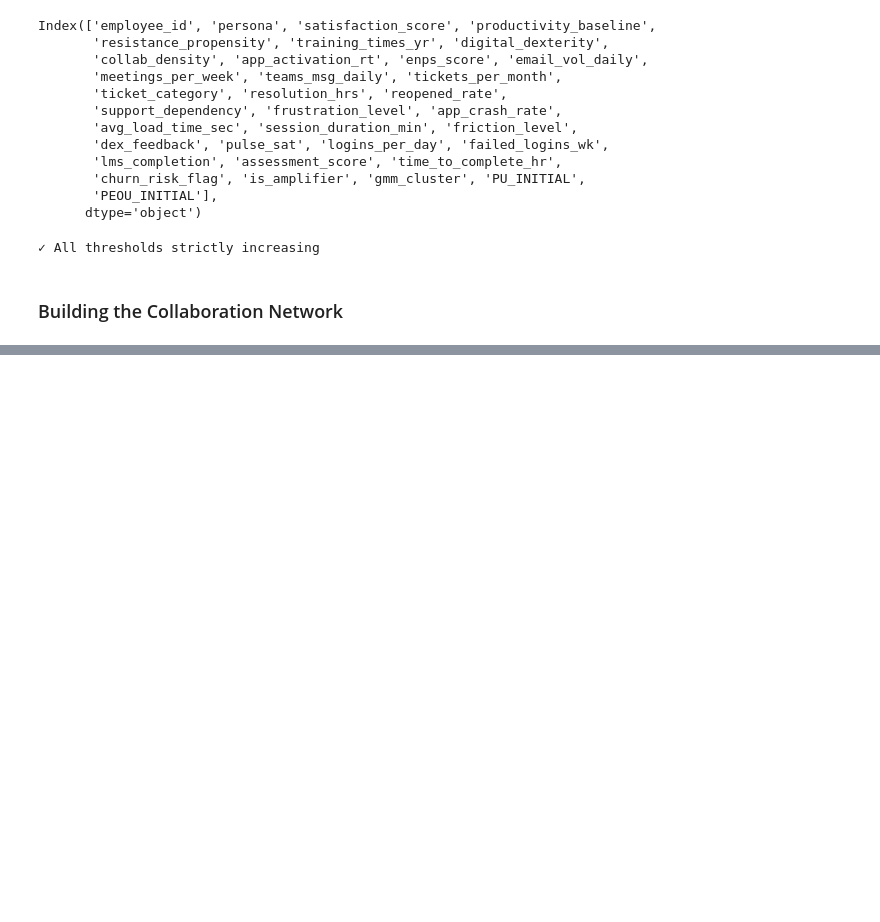
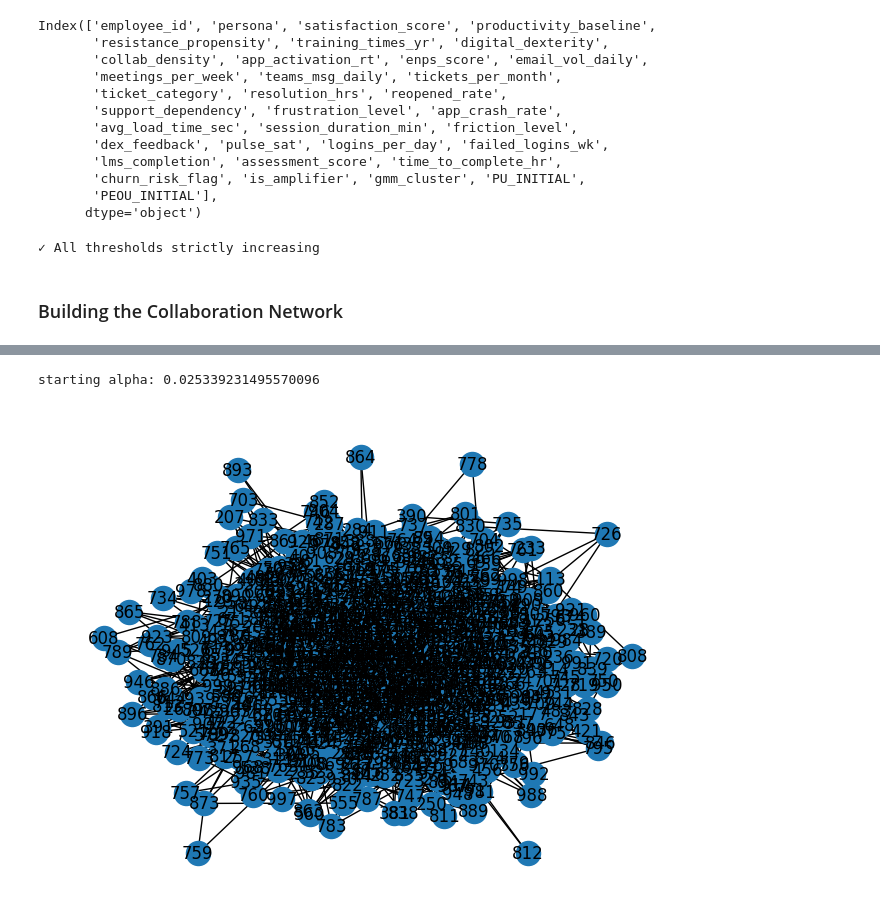
Before and after one commit to kapooraditi79/atos-2026-hackathon, a Jupyter notebook: layer2.ipynb, the cells around one changed output, grey strips where cells are left out. Cells and saved outputs as stored; diff of their text form; code cells hidden in the pictures; blank space fills up the shorter version.

```diff
--- a/layer2.ipynb
+++ b/layer2.ipynb
@@ -376,0 +393,44 @@ print("✓ All thresholds strictly increasing")
+# %%
+colab= df['collab_density'].values
+# average geometric mean across all pairs
+avg_geo_mean= np.sqrt(colab.mean()**2)
+
+# Most pairs are cross-persona (bonus=1.0), minority are same-persona (bonus=1.5)
+# With 5 personas of varying size, roughly ~25% of pairs are same-persona
+avg_bonus = 0.75 * 1.0 + 0.25 * 1.5
+
+target_degree=12
+alpha = target_degree / (999 * avg_geo_mean * avg_bonus)
+print(f"starting alpha: {alpha}")
+# %% [output]
+starting alpha: 0.025339231495570096
+# %%
+# using networkx to build the collab graph
+import networkx as nx
+G= nx.Graph()
+
+# adding all the nodes into the network
+G.add_nodes_from(range(len(df)))
+
+# forming the pairs
+for i in range(len(df)):
+    for j in range(i+1, len(df)):
+        # getting the geometric mean of their collab density since it is mutual
+        geo_mean= np.sqrt(df['collab_density'].iloc[i] * df['collab_density'].iloc[j])
+
+        # since employees who are similar to each other are more likely to form collaborations
+        if df['persona'].iloc[i]==df['persona'].iloc[j]:
+            bonus= 1.5
+        else:
+            bonus= 1.0
+
+        # scaling factor, that controls the overall network density
+        # the raw geo_mean * bonus are probabilities, and they could produce too many or too few edges
+        p= alpha * geo_mean* bonus
+        if np.random.random()<p:
+            G.add_edge(i,j)
+
+nx.draw(G, with_labels=True)
+plt.show()
+# %% [output]
+[figure, added]
```
Also changed, not shown: parts of 7 cells of this notebook, 1 other file.
